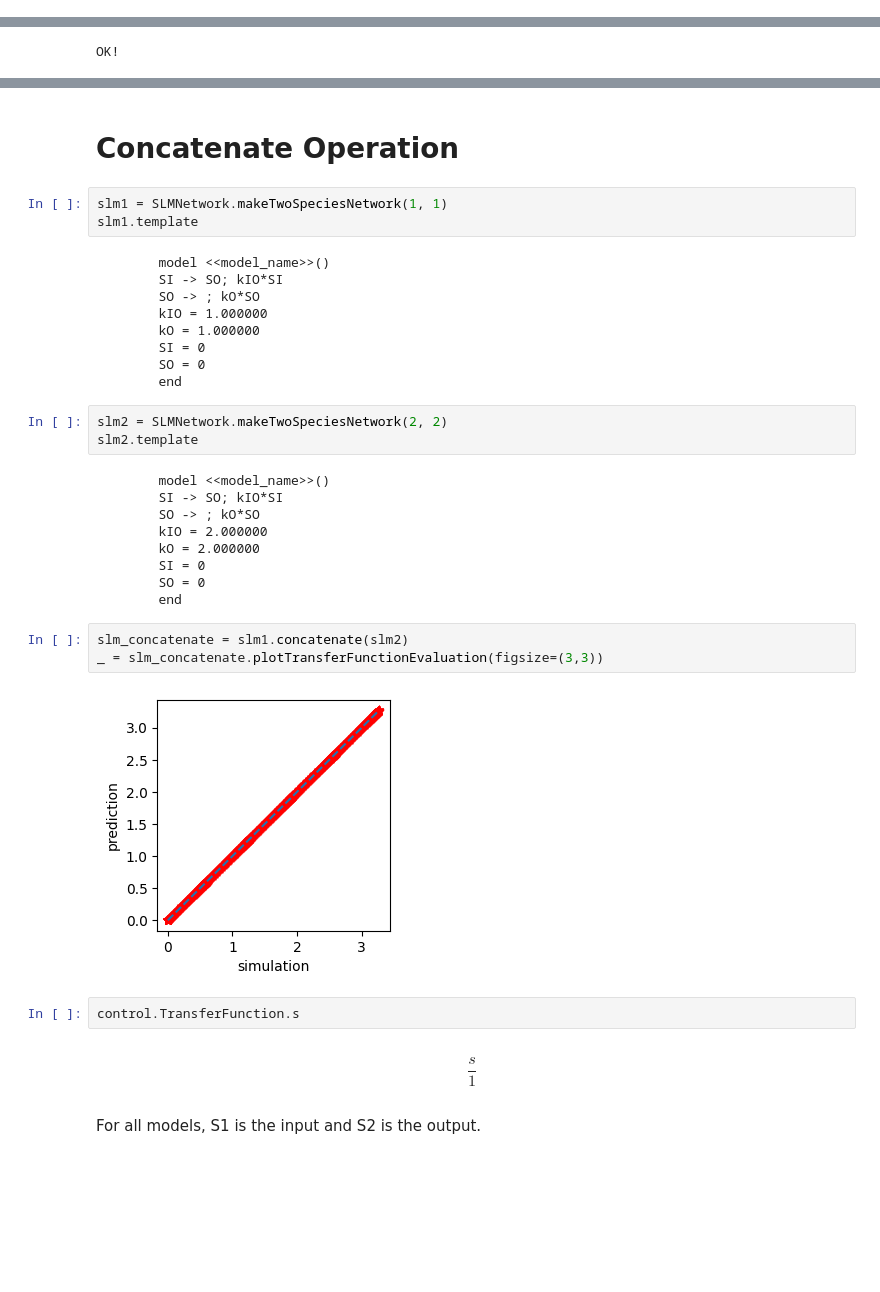
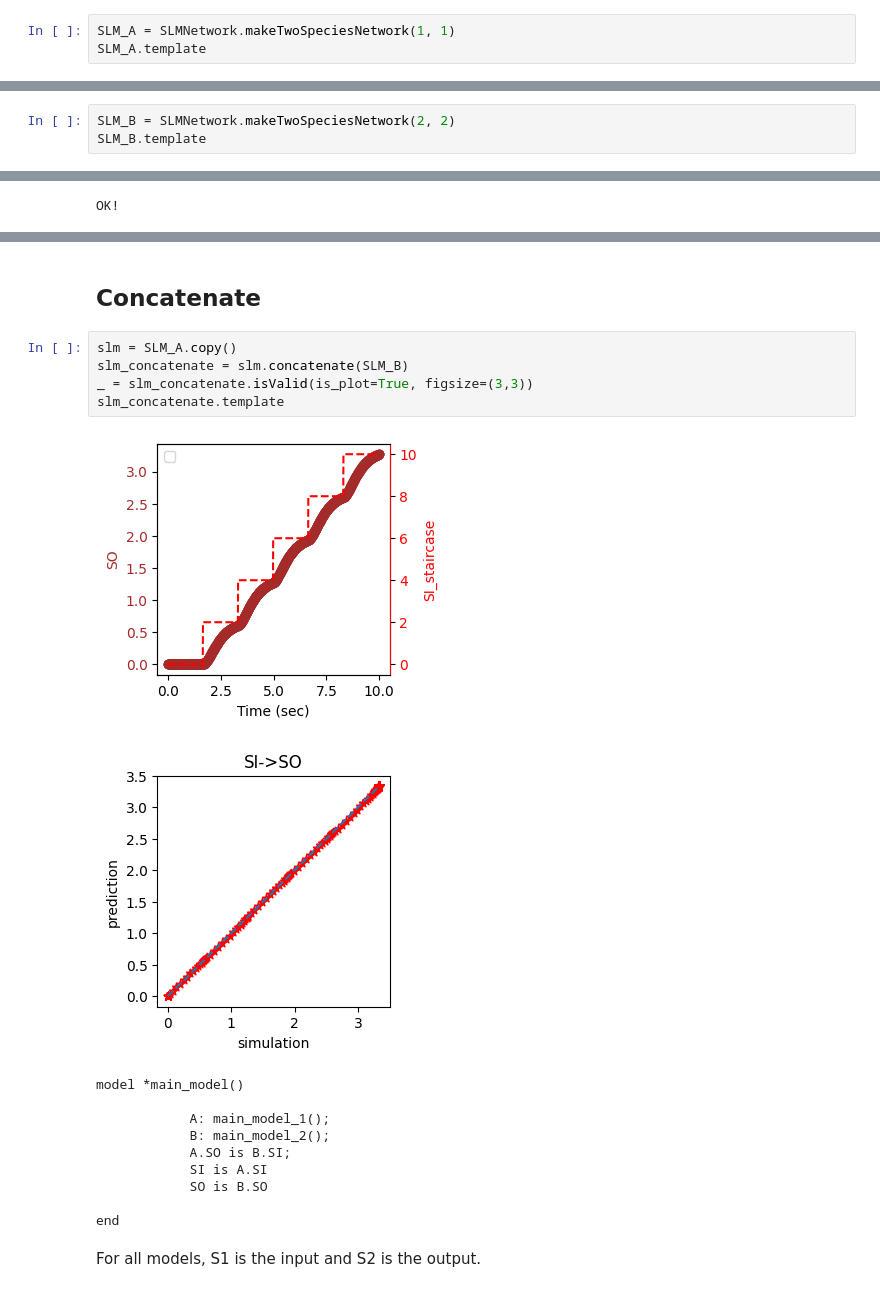
Before and after one commit to joseph-hellerstein/linear_reaction_networks, a Jupyter notebook: notebooks/SLM-Reaction-Networks.ipynb, the cells around one changed output, grey strips where cells are left out. Saved outputs shown, nothing was run; the diff lists cells and outputs as text; blank space fills up the shorter version.

```diff
--- a/notebooks/SLM-Reaction-Networks.ipynb
+++ b/notebooks/SLM-Reaction-Networks.ipynb
@@ -20,0 +24,3 @@ from lrn_builder.slm_network import SLMNetwork
+# %%
+SLM_A = SLMNetwork.makeTwoSpeciesNetwork(1, 1)
+SLM_A.template
@@ -20,0 +36,3 @@ from lrn_builder.slm_network import SLMNetwork
+# %%
+SLM_B = SLMNetwork.makeTwoSpeciesNetwork(2, 2)
+SLM_B.template
@@ -105,38 +136,22 @@ OK!
 # %% [markdown]
-# Concatenate Operation
+## Concatenate
-# %%
-slm1 = SLMNetwork.makeTwoSpeciesNetwork(1, 1)
-slm1.template
-# %% [output]
-        model <<model_name>>()
-        SI -> SO; kIO*SI
-        SO -> ; kO*SO
-        kIO = 1.000000
-        kO = 1.000000
-        SI = 0
-        SO = 0
-        end
-# %%
-slm2 = SLMNetwork.makeTwoSpeciesNetwork(2, 2)
-slm2.template
-# %% [output]
-        model <<model_name>>()
-        SI -> SO; kIO*SI
-        SO -> ; kO*SO
-        kIO = 2.000000
-        kO = 2.000000
-        SI = 0
-        SO = 0
-        end
-# %%
-slm_concatenate = slm1.concatenate(slm2)
-_ = slm_concatenate.plotTransferFunctionEvaluation(figsize=(3,3))
-# %% [output]
-[figure, removed]
-# %%
-control.TransferFunction.s
-# %% [output]
-$$\frac{s}{1}$$
+# %%
+slm = SLM_A.copy()
+slm_concatenate = slm.concatenate(SLM_B)
+_ = slm_concatenate.isValid(is_plot=True, figsize=(3,3))
+slm_concatenate.template
+# %% [output]
+[figure, added]
+[figure, added]
+model *main_model()
+
+            A: main_model_1();
+            B: main_model_2();
+            A.SO is B.SI;
+            SI is A.SI
+            SO is B.SO
+
+end
 # %% [markdown]
 For all models, S1 is the input and S2 is the output.
 # %% [markdown]
```
Also changed, not shown: parts of 24 cells of this notebook, 6 other files.
